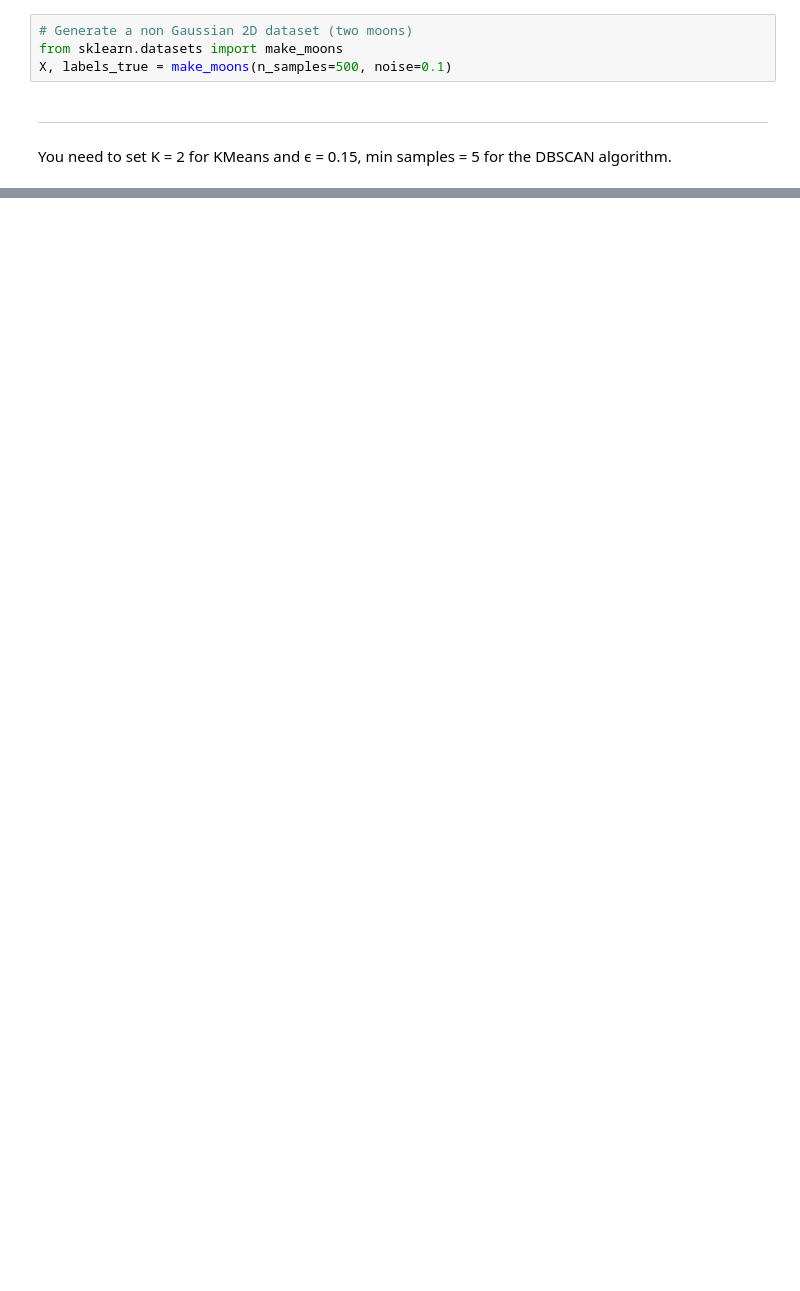
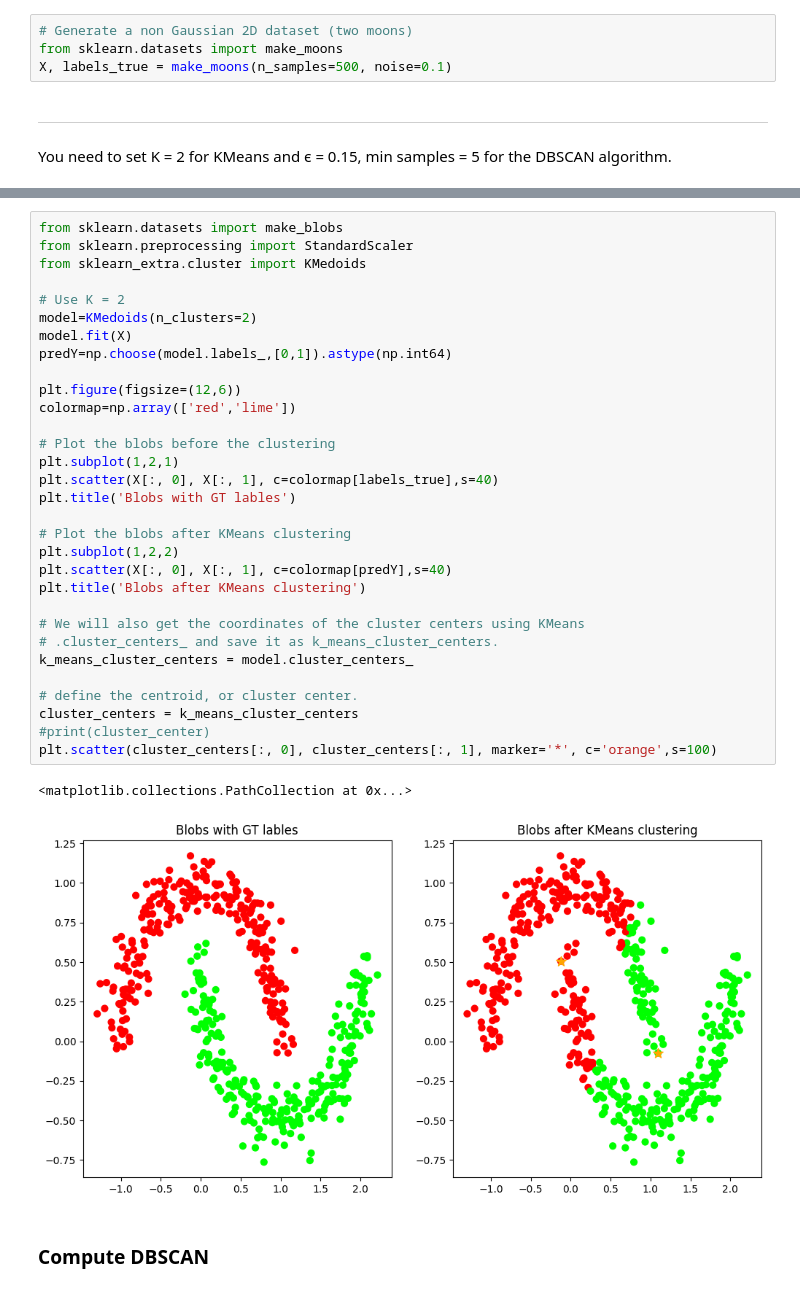
Before and after one commit to amohd63/ENCS5141-INTELLIGENT-SYSTEMS-LAB, a Jupyter notebook: Manual_ENCS5141_Exp5_Unsupervised_Learning.ipynb, the cells around one changed output, grey strips where cells are left out. Saved outputs shown, nothing was run; the diff lists cells and outputs as text; blank space fills up the shorter version.

```diff
--- a/Manual_ENCS5141_Exp5_Unsupervised_Learning.ipynb
+++ b/Manual_ENCS5141_Exp5_Unsupervised_Learning.ipynb
@@ -245,0 +302,36 @@ You need to set K = 2 for KMeans and ϵ = 0.15, min samples = 5 for the DBSCAN a
+# %%
+from sklearn.datasets import make_blobs
+from sklearn.preprocessing import StandardScaler
+from sklearn_extra.cluster import KMedoids
+
+# Use K = 2
+model=KMedoids(n_clusters=2)
+model.fit(X)
+predY=np.choose(model.labels_,[0,1]).astype(np.int64)
+
+plt.figure(figsize=(12,6))
+colormap=np.array(['red','lime'])
+
+# Plot the blobs before the clustering
+plt.subplot(1,2,1)
+plt.scatter(X[:, 0], X[:, 1], c=colormap[labels_true],s=40)
+plt.title('Blobs with GT lables')
+
+# Plot the blobs after KMeans clustering
+plt.subplot(1,2,2)
+plt.scatter(X[:, 0], X[:, 1], c=colormap[predY],s=40)
+plt.title('Blobs after KMeans clustering')
+
+# We will also get the coordinates of the cluster centers using KMeans
+# .cluster_centers_ and save it as k_means_cluster_centers.
+k_means_cluster_centers = model.cluster_centers_
+
+# define the centroid, or cluster center.
+cluster_centers = k_means_cluster_centers
+#print(cluster_center)
+plt.scatter(cluster_centers[:, 0], cluster_centers[:, 1], marker='*', c='orange',s=100)
+# %% [output]
+<matplotlib.collections.PathCollection at 0x...>
+[figure, added]
+# %% [markdown]
+### **Compute DBSCAN**
```
Also changed, not shown: parts of 29 cells of this notebook.
